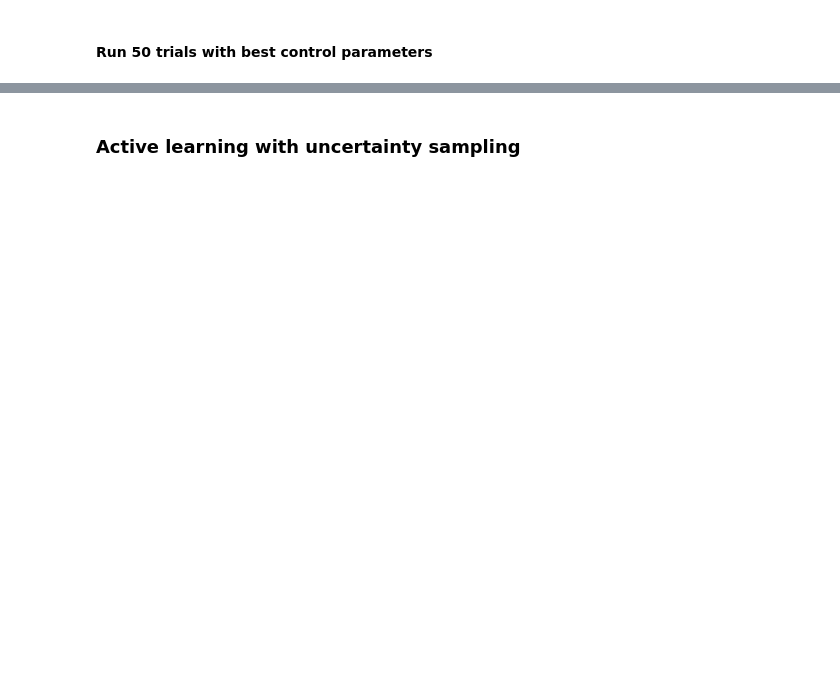
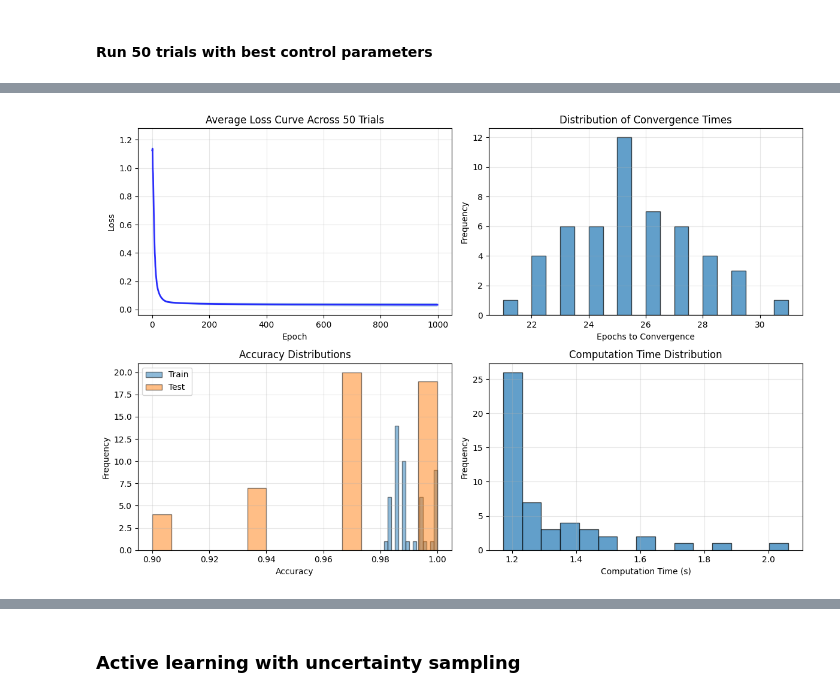
Before and after one commit to Voltzz9/ml441_assignments, a Jupyter notebook: assign3/notebooks/01_classification_iris.ipynb, the cells around one changed output, grey strips where cells are left out. Saved outputs shown, nothing was run; the diff lists cells and outputs as text; code cells hidden in the pictures; blank space fills up the shorter version.

```diff
--- a/assign3/notebooks/01_classification_iris.ipynb
+++ b/assign3/notebooks/01_classification_iris.ipynb
@@ -195,0 +265,20 @@ Best parameters: {'hidden_size': 64, 'learning_rate': 0.5, 'weight_decay': 0.0,
+# %%
+# Initialize evaluator
+evaluator = ModelEvaluator()
+
+# Run 50 trials with cross-validation
+print("Running 50 trials with best parameters and 5-fold cross-validation...")
+passive_results = evaluator.evaluate_passive_learning(
+    X=X_tensor,
+    y=y_tensor,
+    best_params=best_params,
+    n_trials=50,
+    use_cv=True,  # Enable 5-fold cross-validation
+    cv_folds=5,
+    epochs=1000,
+    random_state=12
+)
+
+# Print comprehensive report
+print("\n")
+evaluator.print_report()
@@ -195,0 +458,67 @@ Best parameters: {'hidden_size': 64, 'learning_rate': 0.5, 'weight_decay': 0.0,
+# %%
+# Analyze loss convergence patterns across trials
+
+
+# Plot average loss curves
+plt.figure(figsize=(12, 8))
+
+# Get all losses from trials
+all_losses = evaluator.metrics_tracker.losses_per_trial
+
+# Calculate average loss curve (pad shorter sequences with last value)
+max_epochs = max(len(losses) for losses in all_losses)
+padded_losses = []
+for losses in all_losses:
+    padded = losses + [losses[-1]] * (max_epochs - len(losses))
+    padded_losses.append(padded)
+
+avg_losses = np.mean(padded_losses, axis=0)
+std_losses = np.std(padded_losses, axis=0)
+
+plt.subplot(2, 2, 1)
+epochs = range(len(avg_losses))
+plt.plot(epochs, avg_losses, 'b-', alpha=0.8, linewidth=2)
+plt.fill_between(epochs, avg_losses - std_losses, avg_losses + std_losses, alpha=0.3)
+plt.xlabel('Epoch')
+plt.ylabel('Loss')
+plt.title('Average Loss Curve Across 50 Trials')
+plt.grid(True, alpha=0.3)
+
+# Plot convergence distribution
+plt.subplot(2, 2, 2)
+convergence_epochs = evaluator.metrics_tracker.epochs_to_converge
+plt.hist(convergence_epochs, bins=20, alpha=0.7, edgecolor='black')
+plt.xlabel('Epochs to Convergence')
+plt.ylabel('Frequency')
+plt.title('Distribution of Convergence Times')
+plt.grid(True, alpha=0.3)
+
+# Plot accuracy distributions
+plt.subplot(2, 2, 3)
+train_accs = evaluator.metrics_tracker.train_accuracies
+test_accs = evaluator.metrics_tracker.test_accuracies
+plt.hist(train_accs, alpha=0.5, label='Train', bins=15, edgecolor='black')
+plt.hist(test_accs, alpha=0.5, label='Test', bins=15, edgecolor='black')
+plt.xlabel('Accuracy')
+plt.ylabel('Frequency')
+plt.title('Accuracy Distributions')
+plt.legend()
+plt.grid(True, alpha=0.3)
+
+# Plot computation time distribution
+plt.subplot(2, 2, 4)
+comp_times = evaluator.metrics_tracker.computation_times
+plt.hist(comp_times, bins=15, alpha=0.7, edgecolor='black')
+plt.xlabel('Computation Time (s)')
+plt.ylabel('Frequency')
+plt.title('Computation Time Distribution')
+plt.grid(True, alpha=0.3)
+
+plt.tight_layout()
+plt.show()
+
+print(f"\nCOMPUTATIONAL EFFICIENCY")
+print(f"Average computation time per trial: {np.mean(comp_times):.3f} ± {np.std(comp_times):.3f} seconds")
+print(f"Total evaluation time: {np.sum(comp_times):.1f} seconds ({np.sum(comp_times)/60:.1f} minutes)")
+# %% [output]
+[figure, added]
```
Also changed, not shown: parts of 23 cells of this notebook, 13 other files.
